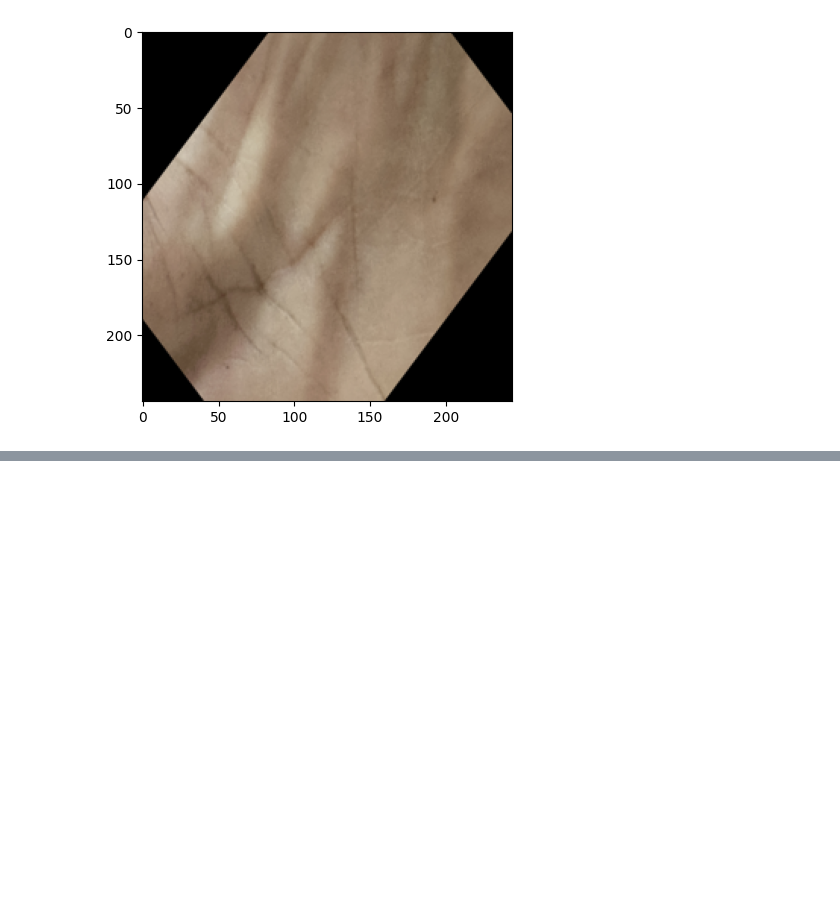
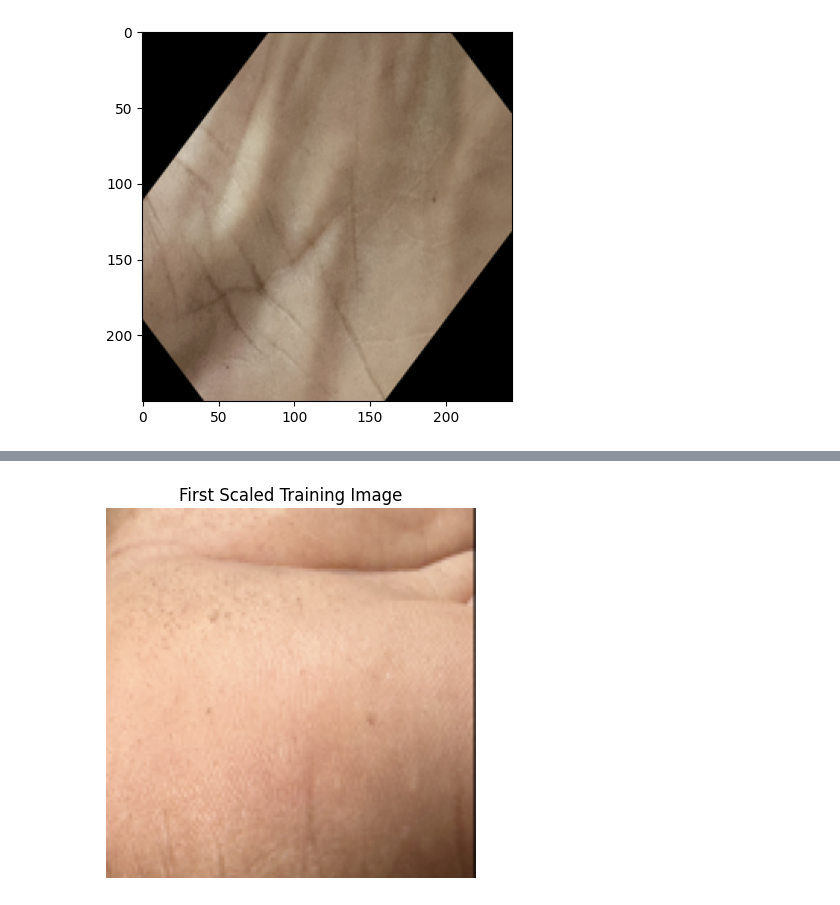
Before and after one commit to Amit-Chandra-Das/arsenic-skin-detection, a Jupyter notebook: Arsenic_Skin_Detection_Using_Machine_Learning.ipynb, the cells around one changed output, grey strips where cells are left out. Drawn from its saved outputs; the diff is of its cells as text; code cells hidden in the pictures; blank space fills up the shorter version.

```diff
--- a/Arsenic_Skin_Detection_Using_Machine_Learning.ipynb
+++ b/Arsenic_Skin_Detection_Using_Machine_Learning.ipynb
@@ -179,0 +341,23 @@ plt.show()
+# %%
+# Use the train_test_split function (from sklearn) to divide our data
+#
+# INPUTS:
+# x: Our complete 4D array of all images (shape: 8892, 128, 128, 3)
+# y: Our complete 1D array of all labels (shape: 8892,)
+#
+# PARAMETERS:
+# test_size=0.2: This tells the function to hold back 20% of the data
+#                for the test set. The other 80% will become the training set.
+#
+# random_state=5: This is a "seed" for the random shuffle. By setting a number
+#                 (it could be any number, 5 is just a choice), we guarantee
+#                 that the split will be *the exact same* every time we run
+#                 this code. This is crucial for getting reproducible results.
+#
+# OUTPUTS:
+# x_train: 80% of the images (for training the model)
+# x_test:  20% of the images (for testing the model later)
+# y_train: 80% of the labels (corresponding to x_train)
+# y_test:  20% of the labels (corresponding to x_test)
+
+x_train, x_test, y_train, y_test = train_test_split(x, y, test_size=0.2, random_state=5)
@@ -179,0 +368,13 @@ plt.show()
+# %%
+# scalling data (This is also called Normalization)
+
+# Divide every pixel value in the training set (x_train) by 255.
+# This scales the pixel range from [0, 255] down to [0.0, 1.0].
+# The result is stored in a new variable, x_train_scaled.
+
+x_train_scaled = x_train / 255
+
+# Do the *exact same* scaling transformation on the test set.
+# We must use the same scaling factor (255) to ensure consistency.
+
+x_test_scaled = x_test / 255
@@ -179,0 +421,8 @@ plt.show()
+# %%
+# Display the first image from the scaled training set
+plt.imshow(x_train_scaled[0])
+plt.title('First Scaled Training Image')
+plt.axis('off') # Hide the axes
+plt.show()
+# %% [output]
+[figure, added]
```
Also changed, not shown: parts of 40 cells of this notebook.
